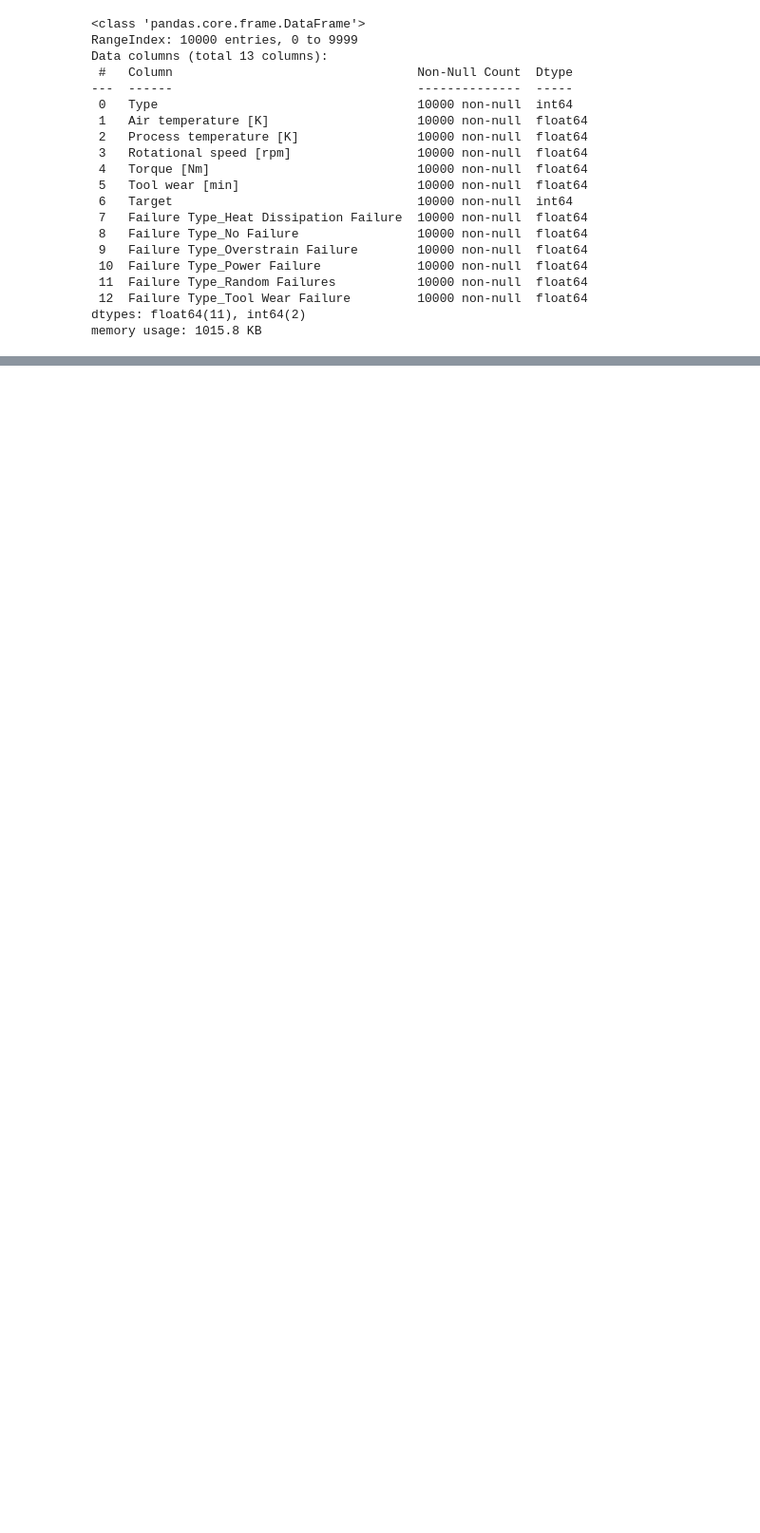
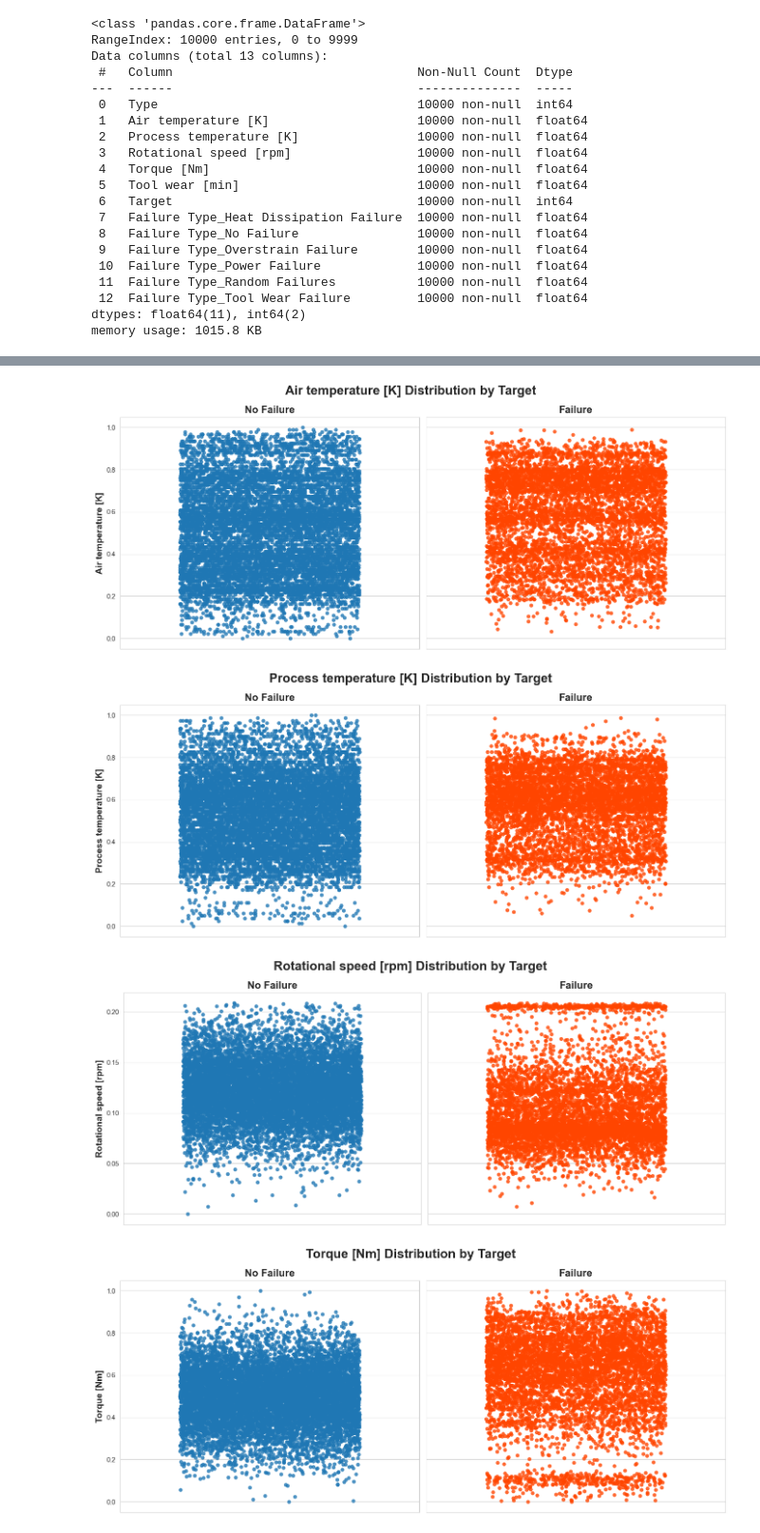
Before and after one commit to Ananddd06/PredictiveMaintenance_AIStudy, a Jupyter notebook: Notebooks/feature_engineering.ipynb, the cells around one changed output, grey strips where cells are left out. Shown at 95% size. Cells and saved outputs as stored; diff of their text form; code cells hidden in the pictures; blank space fills up the shorter version.

Commit message:
Balanced the data preprocessed

```diff
--- a/Notebooks/feature_engineering.ipynb
+++ b/Notebooks/feature_engineering.ipynb
@@ -119,0 +267,3 @@ memory usage: 1015.8 KB
+# %%
+data = pd.read_csv("/Users/anand/Desktop/FAI/Data file/balanced_final_preprocessed_df.csv")
+data.head()
@@ -119,0 +297,56 @@ memory usage: 1015.8 KB
+# %%
+import matplotlib.pyplot as plt
+import seaborn as sns
+
+# Ensure Target is numeric
+data['Target'] = data['Target'].astype(int)
+
+# Numerical features to plot
+num_features = ['Air temperature [K]', 'Process temperature [K]',
+                'Rotational speed [rpm]', 'Torque [Nm]', 'Tool wear [min]']
+
+# Split the data
+df_no_failure = data[data['Target'] == 0]
+df_failure = data[data['Target'] == 1]
+
+# Loop through features
+for feature in num_features:
+    fig, axes = plt.subplots(1, 2, figsize=(14,6), sharey=True)
+    sns.set_style("whitegrid")
+
+    # No Failure strip plot
+    sns.stripplot(
+        data=df_no_failure,
+        y=feature,
+        color='#1f77b4',  # Vibrant blue
+        size=6,
+        jitter=0.3,
+        alpha=0.8,
+        ax=axes[0]
+    )
+    axes[0].set_title("No Failure", fontsize=16, fontweight='bold')
+    axes[0].set_xlabel("")
+    axes[0].set_ylabel(feature, fontsize=14, fontweight='bold')
+
+    # Failure strip plot
+    sns.stripplot(
+        data=df_failure,
+        y=feature,
+        color='#ff4500',  # Bright red
+        size=6,
+        jitter=0.3,
+        alpha=0.8,
+        ax=axes[1]
+    )
+    axes[1].set_title("Failure", fontsize=16, fontweight='bold')
+    axes[1].set_xlabel("")
+    axes[1].set_ylabel("")
+
+    plt.suptitle(f"{feature} Distribution by Target", fontsize=20, fontweight='bold')
+    plt.tight_layout()
+    plt.show()
+# %% [output]
+[figure, added]
+[figure, added]
+[figure, added]
+[figure, added]
```
Also changed, not shown: parts of 18 cells of this notebook, 3 other files.
